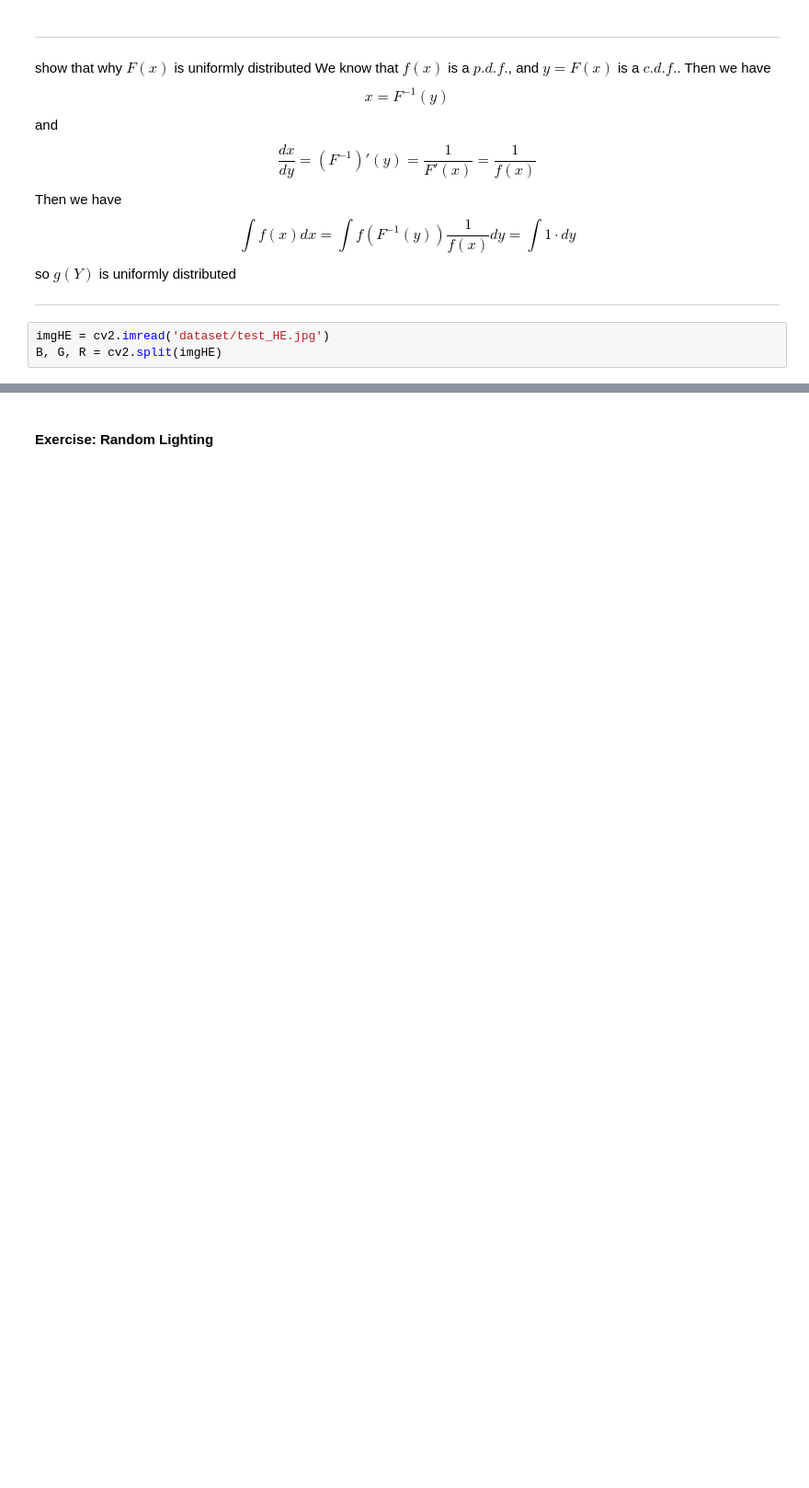
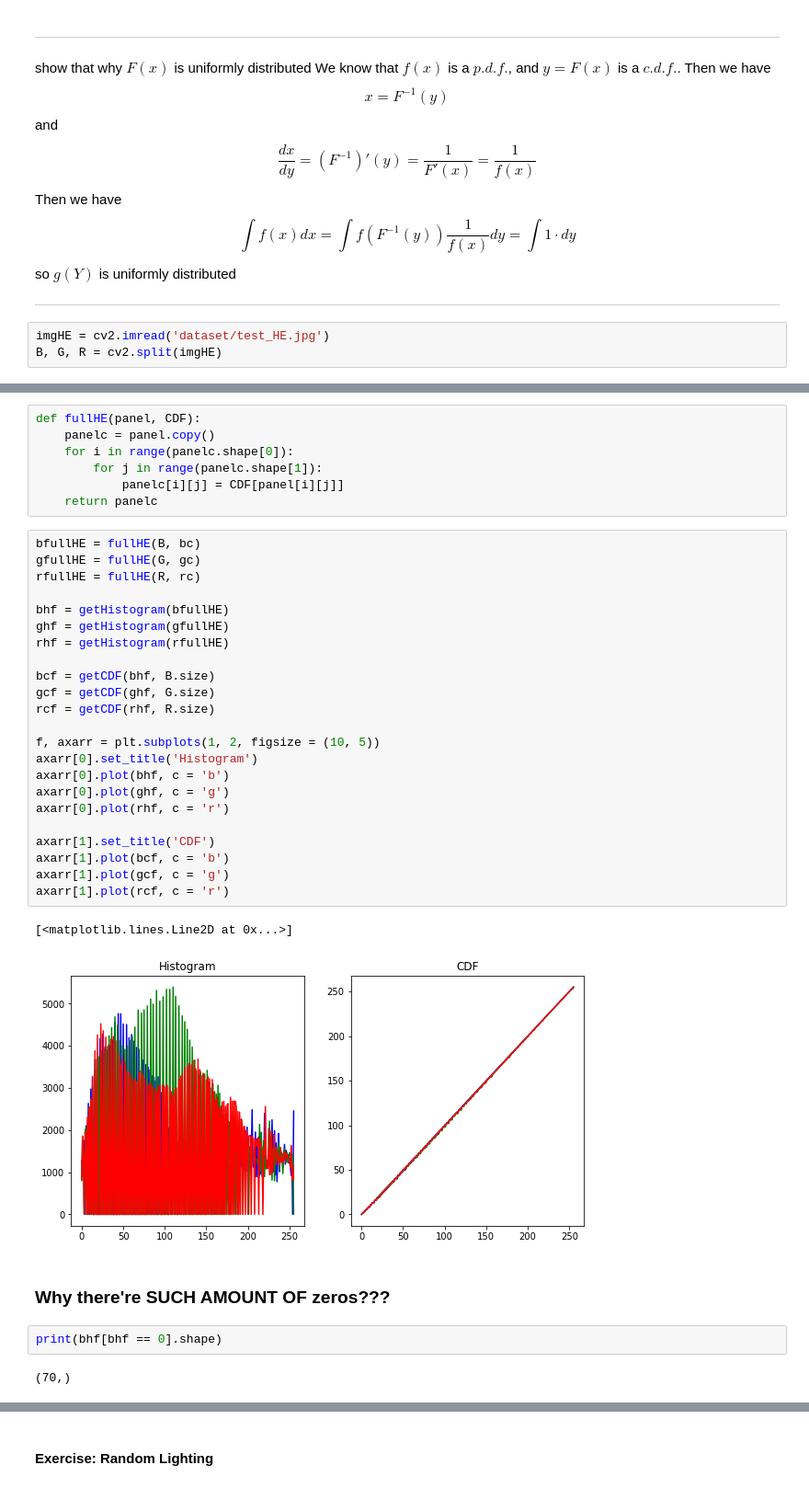
Before and after one commit to Misa-XU/jupyter, a Jupyter notebook: CV/#1. Gamma Function, Histogram Equalization and Random Lighting.ipynb, the cells around one changed output, grey strips where cells are left out. Shown at 92% size. Drawn from its saved outputs; the diff is of its cells as text; blank space fills up the shorter version.

```diff
--- a/CV/#1. Gamma Function, Histogram Equalization and Random Lighting.ipynb
+++ b/CV/#1. Gamma Function, Histogram Equalization and Random Lighting.ipynb
@@ -59,0 +137,39 @@ def histo
+# %%
+def fullHE(panel, CDF):
+    panelc = panel.copy()
+    for i in range(panelc.shape[0]):
+        for j in range(panelc.shape[1]):
+            panelc[i][j] = CDF[panel[i][j]]
+    return panelc
+# %%
+bfullHE = fullHE(B, bc)
+gfullHE = fullHE(G, gc)
+rfullHE = fullHE(R, rc)
+
+bhf = getHistogram(bfullHE)
+ghf = getHistogram(gfullHE)
+rhf = getHistogram(rfullHE)
+
+bcf = getCDF(bhf, B.size)
+gcf = getCDF(ghf, G.size)
+rcf = getCDF(rhf, R.size)
+
+f, axarr = plt.subplots(1, 2, figsize = (10, 5))
+axarr[0].set_title('Histogram')
+axarr[0].plot(bhf, c = 'b')
+axarr[0].plot(ghf, c = 'g')
+axarr[0].plot(rhf, c = 'r')
+
+axarr[1].set_title('CDF')
+axarr[1].plot(bcf, c = 'b')
+axarr[1].plot(gcf, c = 'g')
+axarr[1].plot(rcf, c = 'r')
+# %% [output]
+[<matplotlib.lines.Line2D at 0x...>]
+[figure, added]
+# %% [markdown]
+### Why there're SUCH AMOUNT OF zeros???
+# %%
+print(bhf[bhf == 0].shape)
+# %% [output]
+(70,)
```
Also changed, not shown: parts of 36 cells of this notebook, 6 other files.
